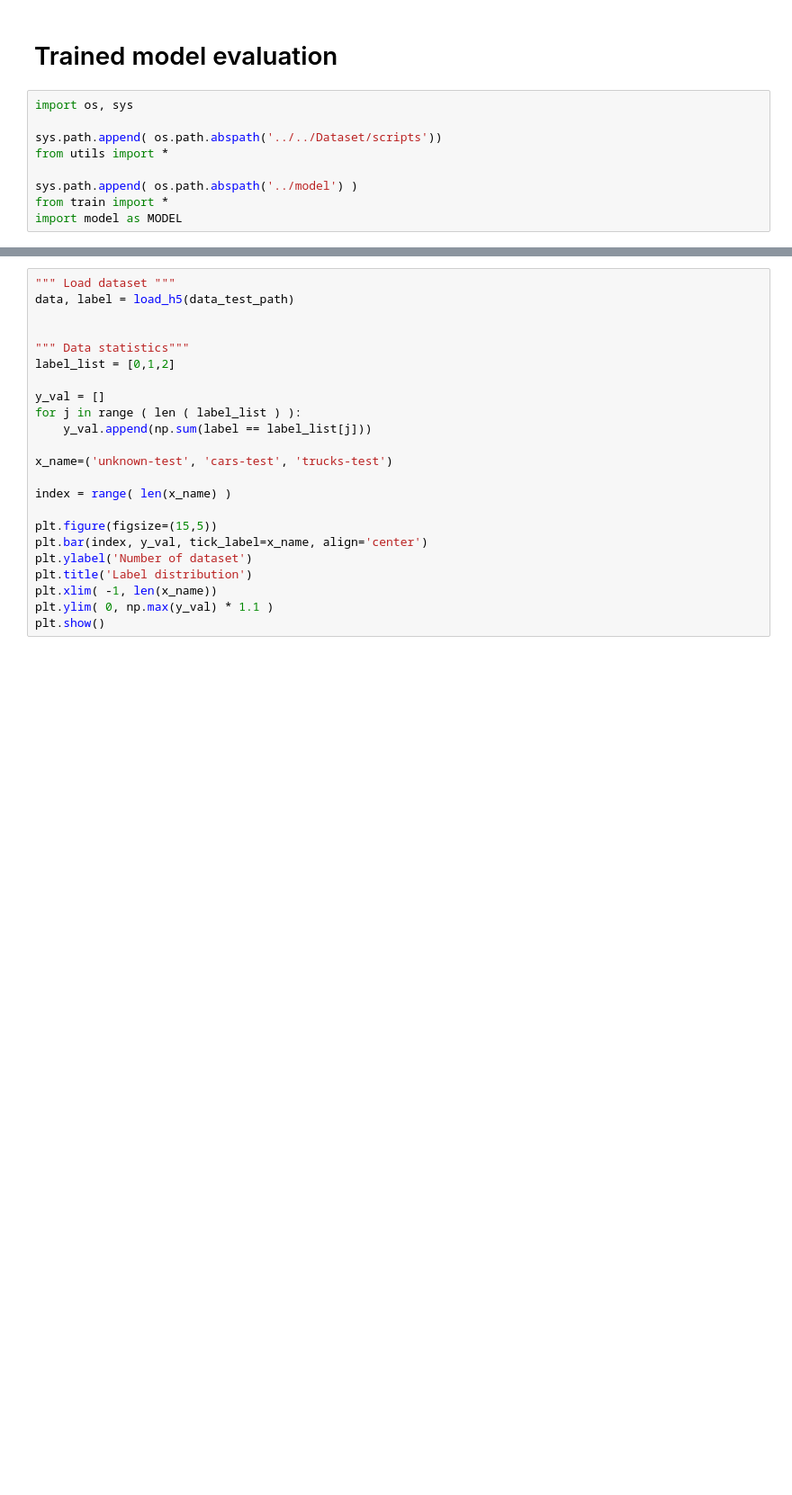
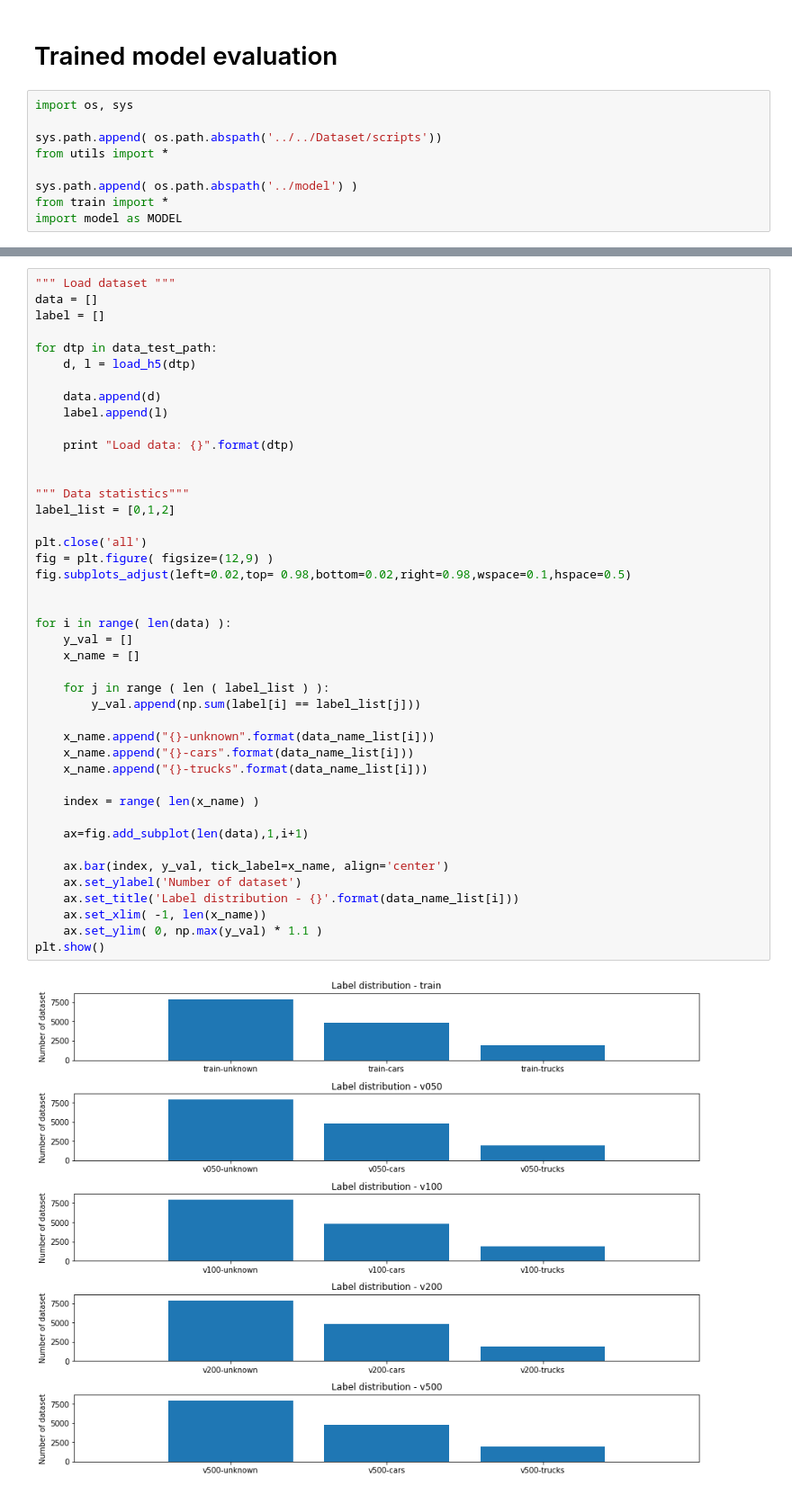
Before and after one commit to Kyungpyo-Kim/MasterThesisProject, a Jupyter notebook: Network/notebook/Trained model evaluation.ipynb, the cells around one changed output, grey strips where cells are left out. Shown at 90% size. Cells and saved outputs as stored; diff of their text form; blank space fills up the shorter version.

```diff
--- a/Network/notebook/Trained model evaluation.ipynb
+++ b/Network/notebook/Trained model evaluation.ipynb
@@ -42,26 +68,48 @@ MAX_EPOCH = 20
 # %%
 """ Load dataset """
-data, label = load_h5(data_test_path)
+data = []
+label = []
+
+for dtp in data_test_path:
+    d, l = load_h5(dtp)
+
+    data.append(d)
+    label.append(l)
+
+    print "Load data: {}".format(dtp)
 
 
 """ Data statistics"""
 label_list = [0,1,2]
 
-y_val = []
-for j in range ( len ( label_list ) ):
-    y_val.append(np.sum(label == label_list[j]))
+plt.close('all')
+fig = plt.figure( figsize=(12,9) )
+fig.subplots_adjust(left=0.02,top= 0.98,bottom=0.02,right=0.98,wspace=0.1,hspace=0.5)
 
-x_name=('unknown-test', 'cars-test', 'trucks-test')
 
-index = range( len(x_name) )
+for i in range( len(data) ):
+    y_val = []
+    x_name = []
 
-plt.figure(figsize=(15,5))
-plt.bar(index, y_val, tick_label=x_name, align='center')
-plt.ylabel('Number of dataset')
-plt.title('Label distribution')
-plt.xlim( -1, len(x_name))
-plt.ylim( 0, np.max(y_val) * 1.1 )
+    for j in range ( len ( label_list ) ):
+        y_val.append(np.sum(label[i] == label_list[j]))
+
+    x_name.append("{}-unknown".format(data_name_list[i]))
+    x_name.append("{}-cars".format(data_name_list[i]))
+    x_name.append("{}-trucks".format(data_name_list[i]))
+
+    index = range( len(x_name) )
+
+    ax=fig.add_subplot(len(data),1,i+1)
+
+    ax.bar(index, y_val, tick_label=x_name, align='center')
+    ax.set_ylabel('Number of dataset')
+    ax.set_title('Label distribution - {}'.format(data_name_list[i]))
+    ax.set_xlim( -1, len(x_name))
+    ax.set_ylim( 0, np.max(y_val) * 1.1 )
 plt.show()
+# %% [output]
+[figure, added]
 # %%
 is_training = False
 
```
Also changed, not shown: parts of 4 cells of this notebook, 4 other files.
